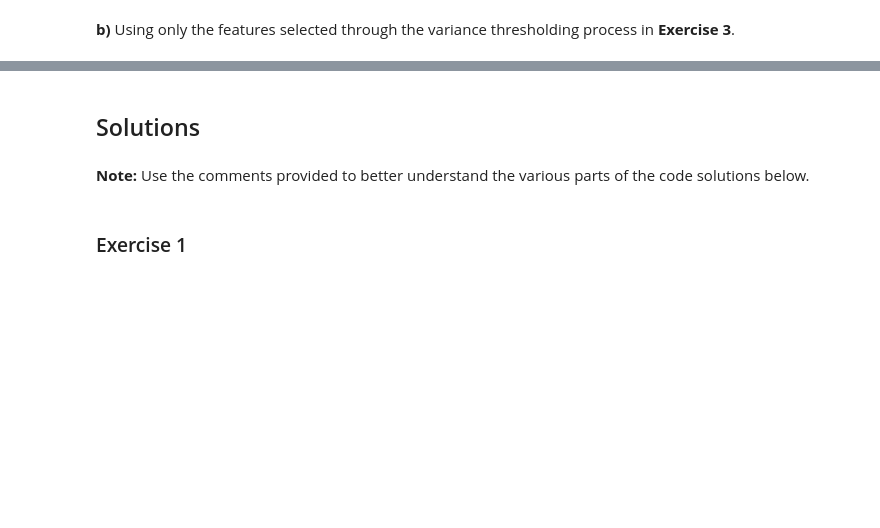
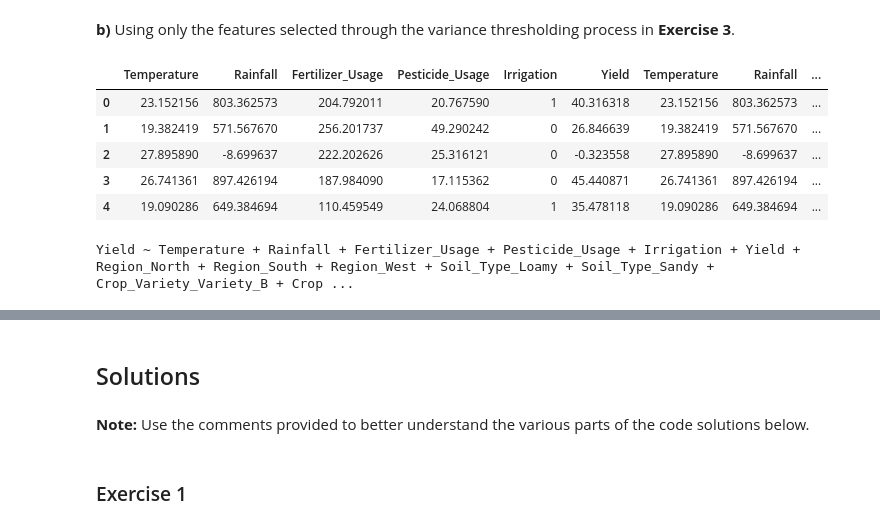
Before and after one commit to ndegwaanth/alX-datascience, a Jupyter notebook: machine_learning/notebooks/week2/Variables_and_variable_selection_exercise.ipynb, the cells around one changed output, grey strips where cells are left out. Saved outputs shown, nothing was run; the diff lists cells and outputs as text; code cells hidden in the pictures; blank space fills up the shorter version.

```diff
--- a/machine_learning/notebooks/week2/Variables_and_variable_selection_exercise.ipynb
+++ b/machine_learning/notebooks/week2/Variables_and_variable_selection_exercise.ipynb
@@ -181,14 +185,5 @@ def variance_threshold_selector(data, threshold=0.0, selector=VarianceThreshold(
 # %%
-# getting the selected and removed features
-# def threshold_selector(data, threshold=0.01):
-#     selected_features, removed_features, selector = variance_threshold_selector(data, threshold)
-#     selected_features_df = pd.DataFrame(selected_features, columns=data.columns[selector.get_support()])
-#     removed_features_df = pd.DataFrame(removed_features, columns=data.columns[~selector.get_support()])
-#     return selected_features_df, removed_features_df
-
-# removed_features_df, selected_features_df = threshold_selector(df_combined, threshold=0.01)
-
-threshold = 0.05
+threshold = 0.02
 selector = VarianceThreshold(threshold)
 selected_features, removed_features, selector = variance_threshold_selector(df_combined, threshold=threshold, selector=selector)
 selected_features_df = pd.DataFrame(selected_features, columns=df_combined.columns[selector.get_support(indices=True)])
@@ -222,0 +237,6 @@ Train two linear regression models:
+# %%
+# convert df_combined to numeric values only
+df_combined = df_combined.apply(pd.to_numeric, errors='coerce')
+# %%
+# remove duplicate columns
+df_combined = df_combined.loc[:, ~df_combined.columns.duplicated()]
@@ -226,0 +363,11 @@ Train two linear regression models:
+# %%
+# using only the selected features for model building
+df_new = df_combined[selected_features_df.columns]
+df_new.head()
+# %% [output]
+|  | Temperature | Rainfall | Fertilizer_Usage | Pesticide_Usage | Irrigation | Yield | Temperature | Rainfall | ... |
+| 0 | 23.152156 | 803.362573 | 204.792011 | 20.767590 | 1 | 40.316318 | 23.152156 | 803.362573 | ... |
+| 1 | 19.382419 | 571.567670 | 256.201737 | 49.290242 | 0 | 26.846639 | 19.382419 | 571.567670 | ... |
+| 2 | 27.895890 | -8.699637 | 222.202626 | 25.316121 | 0 | -0.323558 | 27.895890 | -8.699637 | ... |
+| 3 | 26.741361 | 897.426194 | 187.984090 | 17.115362 | 0 | 45.440871 | 26.741361 | 897.426194 | ... |
+| 4 | 19.090286 | 649.384694 | 110.459549 | 24.068804 | 1 | 35.478118 | 19.090286 | 649.384694 | ... |
@@ -226,0 +380,13 @@ Train two linear regression models:
+# %%
+# 1. Use the string name of your target column, not the data Series
+target_name = df_combined.columns[df_combined.columns == 'Yield'][0]
+
+# 2. Get your selected feature names as a list of strings
+feature_names = df_new.columns
+
+# 3. Create the formula string correctly
+formula_str_selected = f"{target_name} ~ {' + '.join(feature_names)}"
+
+print(formula_str_selected)
+# %% [output]
+Yield ~ Temperature + Rainfall + Fertilizer_Usage + Pesticide_Usage + Irrigation + Yield + Region_North + Region_South + Region_West + Soil_Type_Loamy + Soil_Type_Sandy + Crop_Variety_Variety_B + Crop ...
```
Also changed, not shown: parts of 35 cells of this notebook, 13 other files.
